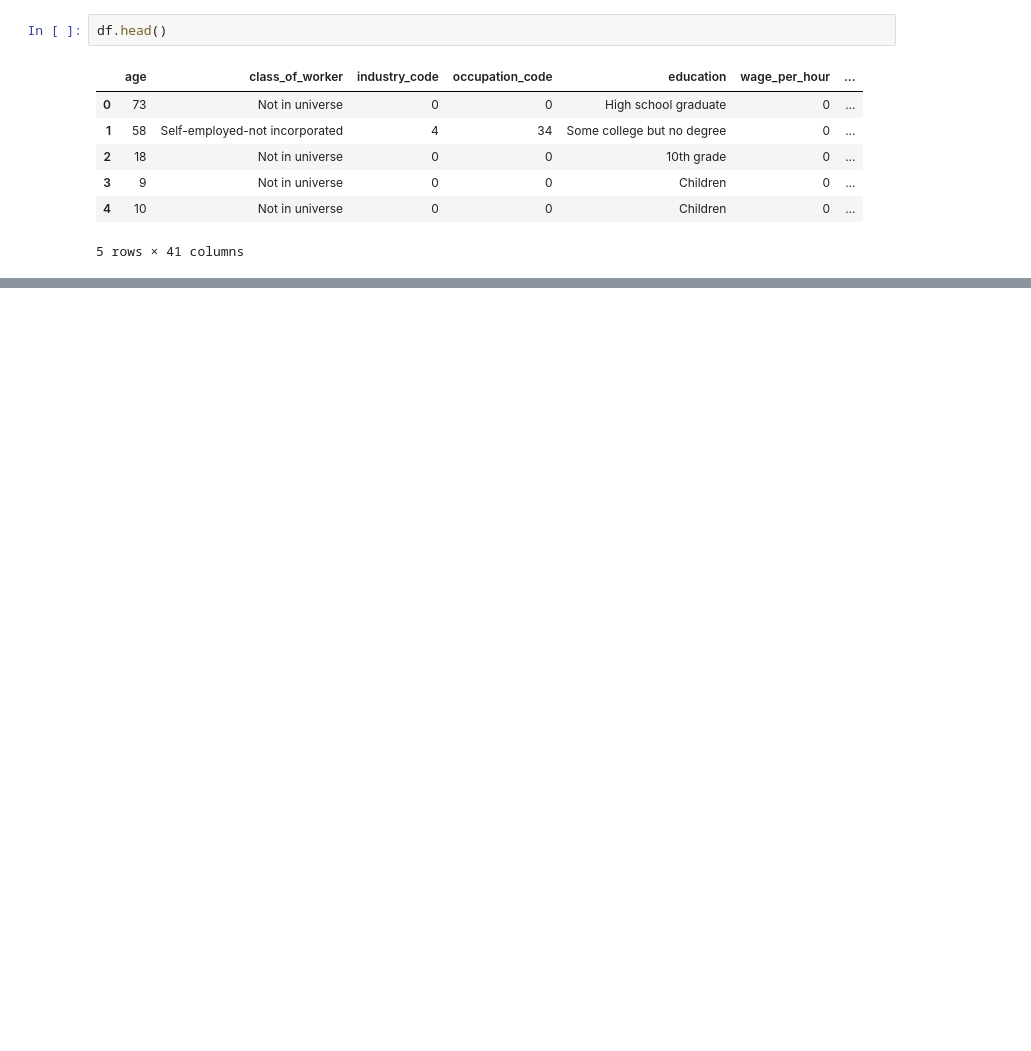
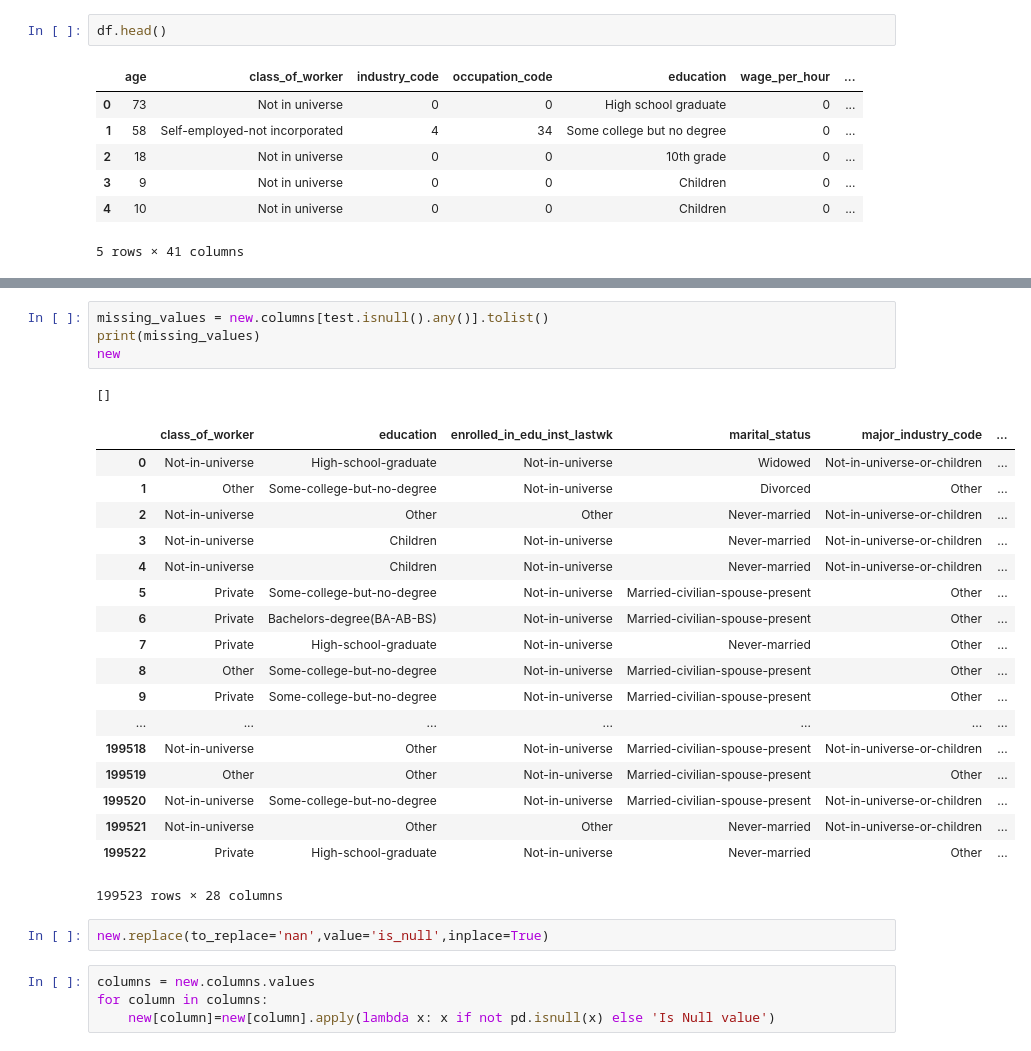
Before and after one commit to jcarpenter12/Imbalanced-Classification, a Jupyter notebook: Untitled1.ipynb, the cells around one changed output, grey strips where cells are left out. Drawn from its saved outputs; the diff is of its cells as text; blank space fills up the shorter version.

```diff
--- a/Untitled1.ipynb
+++ b/Untitled1.ipynb
@@ -123,0 +214,30 @@ categorical = df.select_dtypes(exclude=numerics)
+# %%
+missing_values = new.columns[test.isnull().any()].tolist()
+print(missing_values)
+new
+# %% [output]
+[]
+|  | class_of_worker | education | enrolled_in_edu_inst_lastwk | marital_status | major_industry_code | ... |
+| 0 | Not-in-universe | High-school-graduate | Not-in-universe | Widowed | Not-in-universe-or-children | ... |
+| 1 | Other | Some-college-but-no-degree | Not-in-universe | Divorced | Other | ... |
+| 2 | Not-in-universe | Other | Other | Never-married | Not-in-universe-or-children | ... |
+| 3 | Not-in-universe | Children | Not-in-universe | Never-married | Not-in-universe-or-children | ... |
+| 4 | Not-in-universe | Children | Not-in-universe | Never-married | Not-in-universe-or-children | ... |
+| 5 | Private | Some-college-but-no-degree | Not-in-universe | Married-civilian-spouse-present | Other | ... |
+| 6 | Private | Bachelors-degree(BA-AB-BS) | Not-in-universe | Married-civilian-spouse-present | Other | ... |
+| 7 | Private | High-school-graduate | Not-in-universe | Never-married | Other | ... |
+| 8 | Other | Some-college-but-no-degree | Not-in-universe | Married-civilian-spouse-present | Other | ... |
+| 9 | Private | Some-college-but-no-degree | Not-in-universe | Married-civilian-spouse-present | Other | ... |
+| ... | ... | ... | ... | ... | ... | ... |
+| 199518 | Not-in-universe | Other | Not-in-universe | Married-civilian-spouse-present | Not-in-universe-or-children | ... |
+| 199519 | Other | Other | Not-in-universe | Married-civilian-spouse-present | Other | ... |
+| 199520 | Not-in-universe | Some-college-but-no-degree | Not-in-universe | Married-civilian-spouse-present | Not-in-universe-or-children | ... |
+| 199521 | Not-in-universe | Other | Other | Never-married | Not-in-universe-or-children | ... |
+| 199522 | Private | High-school-graduate | Not-in-universe | Never-married | Other | ... |
+199523 rows × 28 columns
+# %%
+new.replace(to_replace='nan',value='is_null',inplace=True)
+# %%
+columns = new.columns.values
+for column in columns:
+    new[column]=new[column].apply(lambda x: x if not pd.isnull(x) else 'Is Null value')
```
Also changed, not shown: parts of 26 cells of this notebook, 2 other files.
